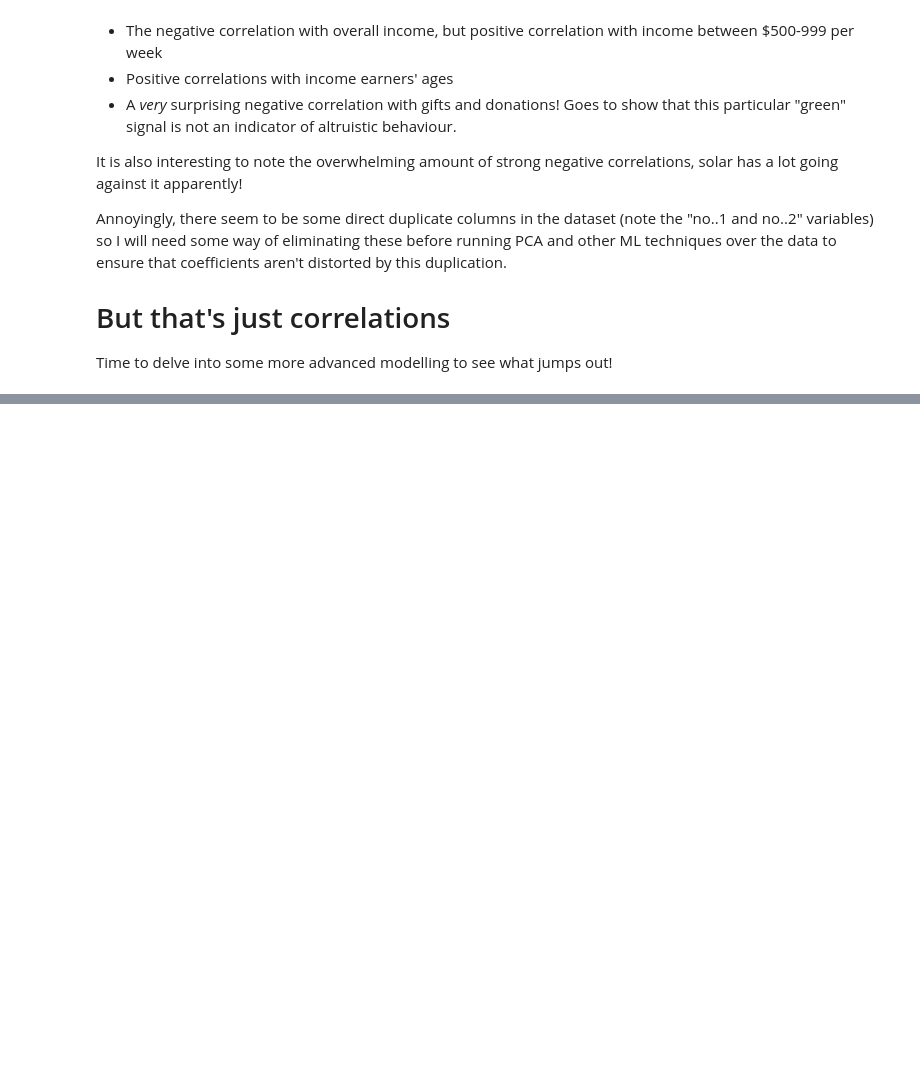
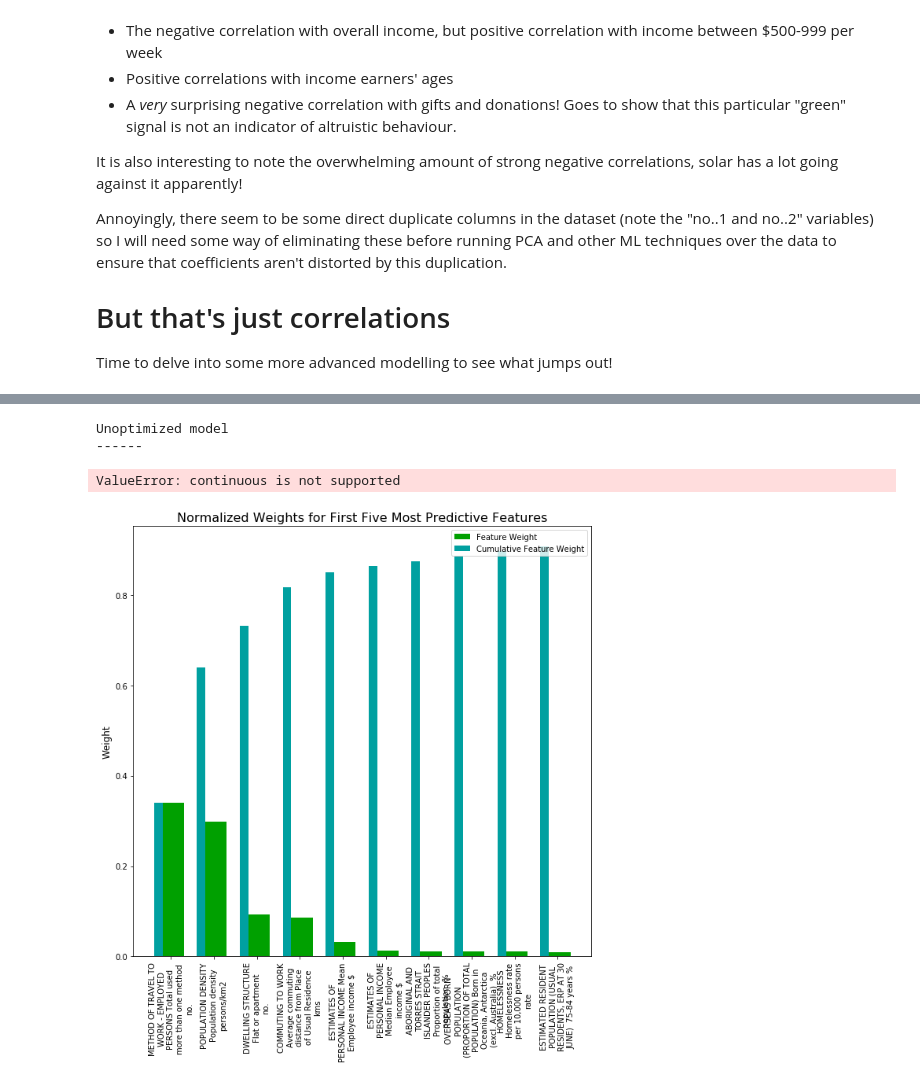
Before and after one commit to blkemp/ABS-Region-Data, a Jupyter notebook: ABS Region Data.ipynb, the cells around one changed output, grey strips where cells are left out. Cells and saved outputs as stored; diff of their text form; code cells hidden in the pictures; blank space fills up the shorter version.

```diff
--- a/ABS Region Data.ipynb
+++ b/ABS Region Data.ipynb
@@ -529,10 +675,10 @@ def find_optimal_lm_mod(X, y, cutoffs, test_size = .30, random_state=42, plot=Tr
 # %%
 #cutoffs here pertains to the number of missing values allowed in the used columns.
 #Therefore, lower values for the cutoff provides more predictors in the model.
-cutoffs = [5000, 3500, 2500, 1000, 100, 50, 30, 25]
+#cutoffs = [5000, 3500, 2500, 1000, 100, 50, 30, 25]
 
 #Run this cell to pass your X and y to the model for testing
-r2_scores_test, r2_scores_train, lm_model, X_train, X_test, y_train, y_test = find_optimal_lm_mod(X, y, cutoffs)
+#r2_scores_test, r2_scores_train, lm_model, X_train, X_test, y_train, y_test = find_optimal_lm_mod(X, y, cutoffs)
 # %%
 # Do something else from supervised learning
 # AdaBoost baby! Given the large number of strong correlations above, and relatively unskewed historgram plots,
@@ -543,0 +699,2 @@ r2_scores_test, r2_scores_train, lm_model, X_train, X_test, y_train, y_test = fi
+# %%
+clf.fit(X_train, y_train)
@@ -543,0 +704,41 @@ r2_scores_test, r2_scores_train, lm_model, X_train, X_test, y_train, y_test = fi
+# %%
+# TODO: Create the parameters list you wish to tune, using a dictionary if needed.
+# HINT: parameters = {'parameter_1': [value1, value2], 'parameter_2': [value1, value2]}
+# Not sure if it is worth searching other sub-"model"s like SVC instead of decision tree through the base_estimator?
+parameters = {'n_estimators':[20,40,80,120,160],
+             'learning_rate':[0.001,0.01,0.1,0.5,1,2],
+             }
+
+# TODO: Make an fbeta_score scoring object using make_scorer()
+scorer = make_scorer(r2_score)
+
+# TODO: Perform grid search on the classifier using 'scorer' as the scoring method using GridSearchCV()
+grid_obj = GridSearchCV(clf, param_grid=parameters, scoring=scorer)
+
+# TODO: Fit the grid search object to the training data and find the optimal parameters using fit()
+grid_fit = grid_obj.fit(X_train, y_train)
+
+# Get the estimator
+best_clf = grid_fit.best_estimator_
+
+# Make predictions using the unoptimized and model
+predictions = (clf.fit(X_train, y_train)).predict(X_test)
+best_predictions = best_clf.predict(X_test)
+# %% [output]
+Unoptimized model
+------
+ValueError: continuous is not supported
+# %%
+# Report the before-and-afterscores
+#print("Unoptimized model\n------")
+#print("Accuracy score on testing data: {:.4f}".format(r2_scorer))
+#print("\nOptimized Model\n------")
+#print("Final accuracy score on the testing data: {:.4f}".format(r2_scorer))
+
+# TODO: Extract the feature importances using .feature_importances_
+importances = best_clf.feature_importances_
+
+# Plot
+feature_plot(importances, X_train, y_train, 10)
+# %% [output]
+[figure, added]
```
Also changed, not shown: parts of 36 cells of this notebook.
